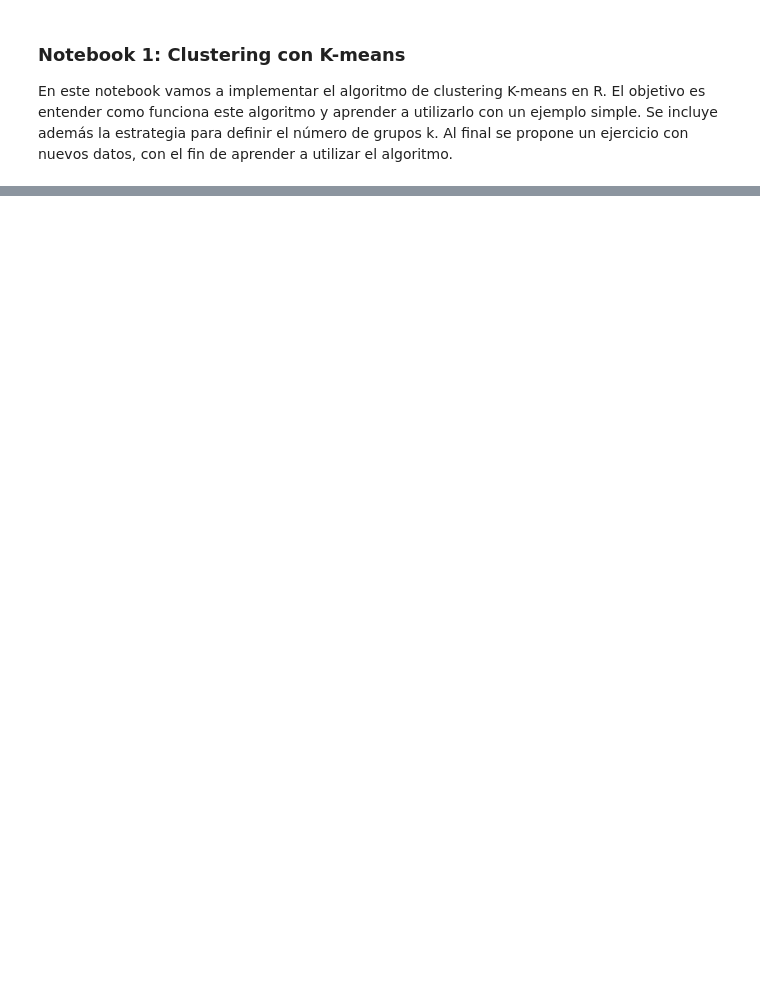
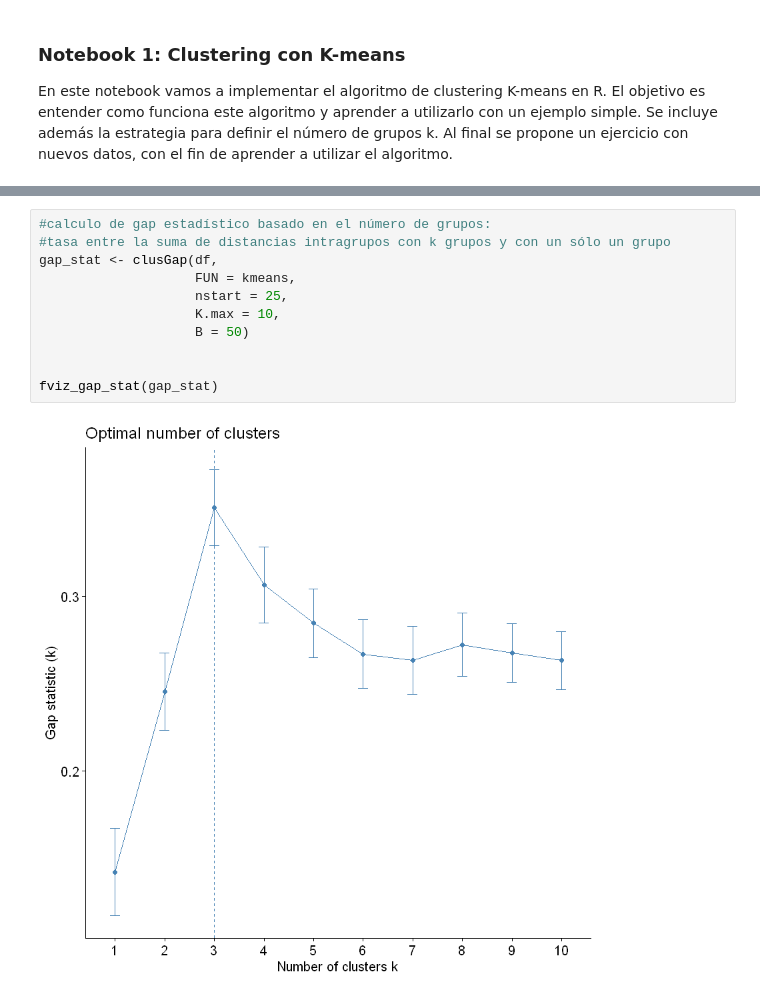
Before and after one commit to elianascheihing/INFO257, a Jupyter notebook: clustering/Clustering_Notebook1.ipynb, the cells around one changed output, grey strips where cells are left out. Saved outputs shown, nothing was run; the diff lists cells and outputs as text; blank space fills up the shorter version.

```diff
--- a/clustering/Clustering_Notebook1.ipynb
+++ b/clustering/Clustering_Notebook1.ipynb
@@ -203,0 +149,13 @@ $`3`
+# %%
+#calculo de gap estadístico basado en el número de grupos:
+#tasa entre la suma de distancias intragrupos con k grupos y con un sólo un grupo
+gap_stat <- clusGap(df,
+                    FUN = kmeans,
+                    nstart = 25,
+                    K.max = 10,
+                    B = 50)
+
+
+fviz_gap_stat(gap_stat)
+# %% [output]
+[figure, added]
```
Also changed, not shown: parts of 18 cells of this notebook, 13 other files.
